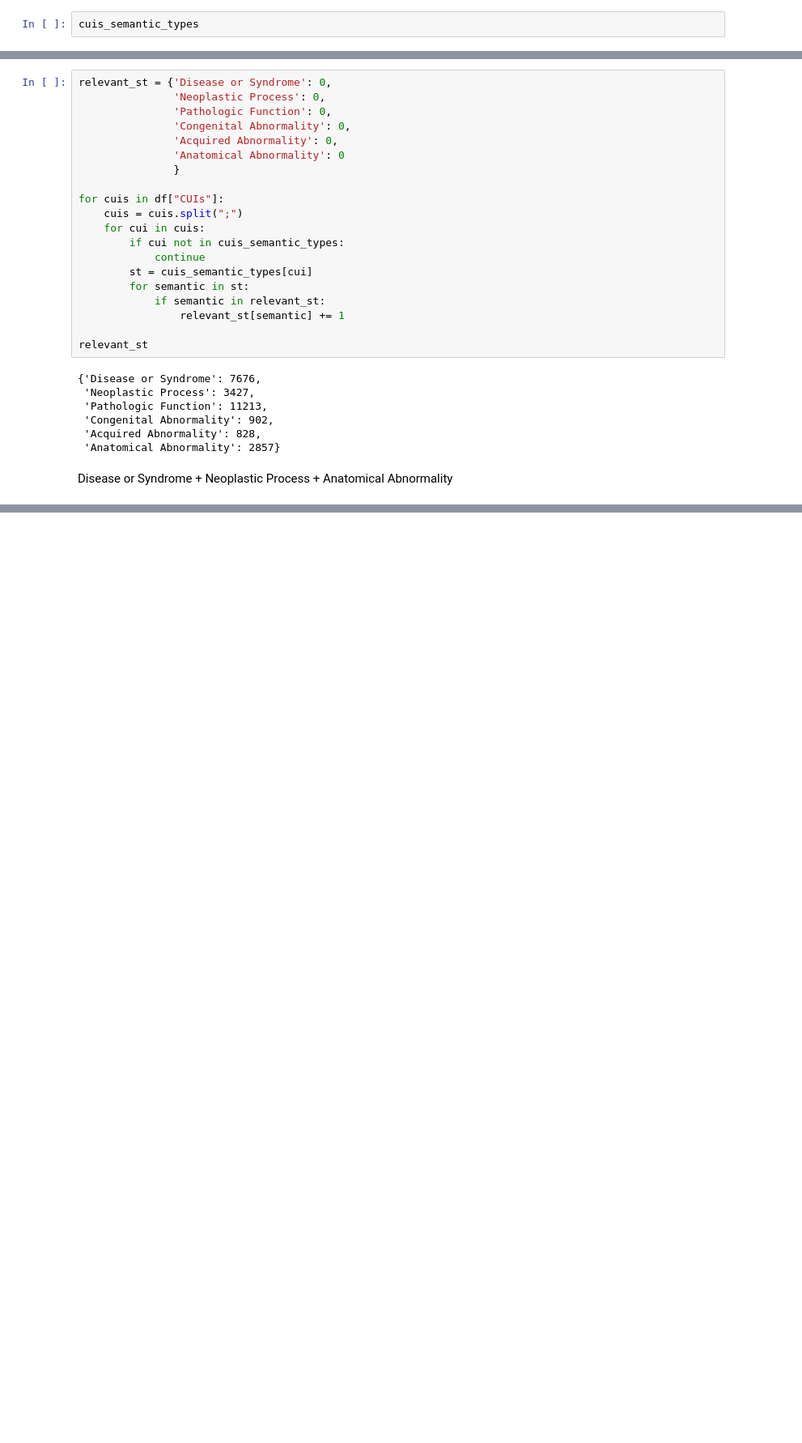
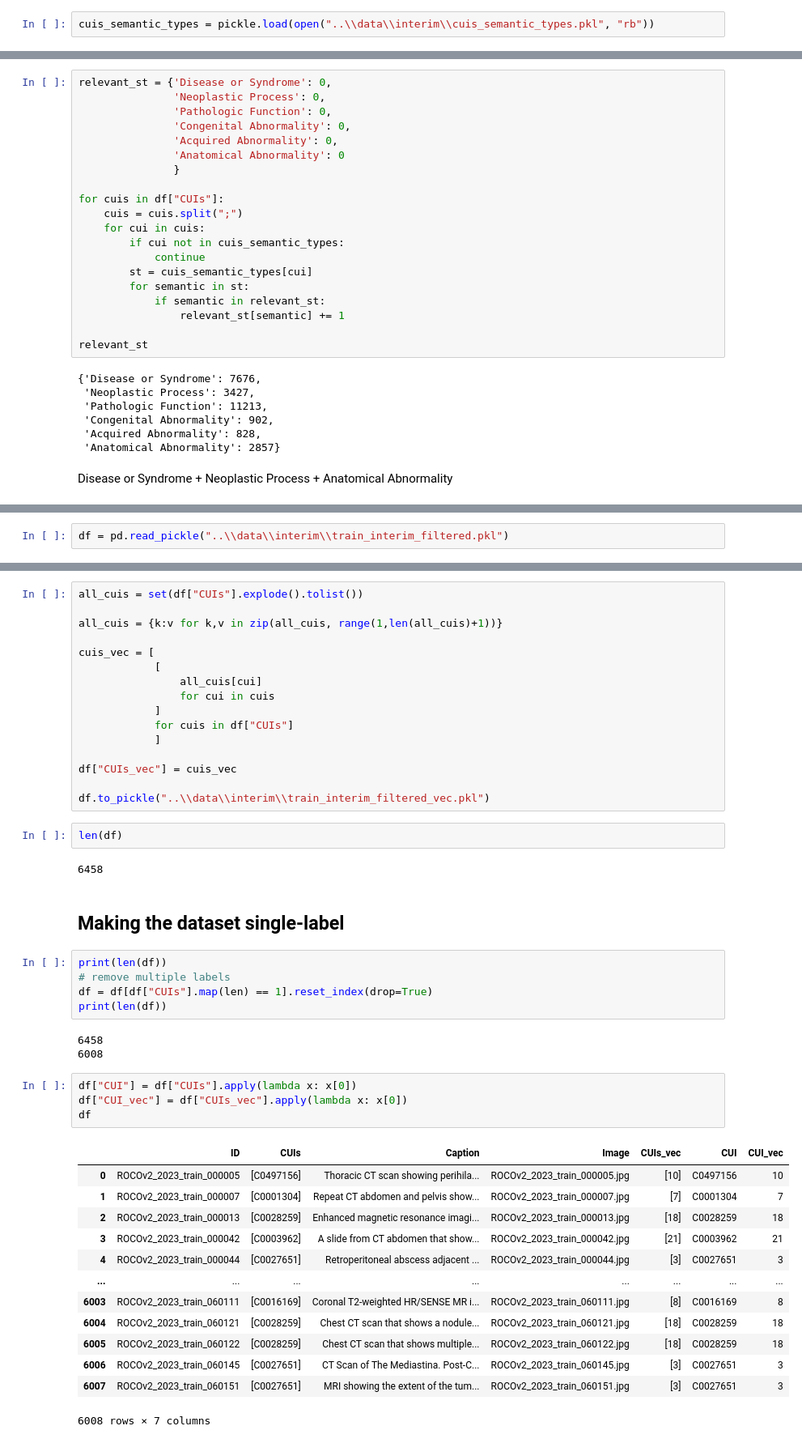
Before and after one commit to LorenzoTaglio/Multimodal-embedding-classification-, a Jupyter notebook: notebooks/data_preprocessing_2.ipynb, the cells around one changed output, grey strips where cells are left out. Shown: that part at 81% size. Saved outputs shown, nothing was run; the diff lists cells and outputs as text; blank space fills up the shorter version.

Commit message:
Make dataset single-label

```diff
--- a/notebooks/data_preprocessing_2.ipynb
+++ b/notebooks/data_preprocessing_2.ipynb
@@ -95,2 +70,2 @@ cuis_semantic_types
 # %%
-cuis_semantic_types
+cuis_semantic_types = pickle.load(open("..\\data\\interim\\cuis_semantic_types.pkl", "rb"))
@@ -258,0 +292,2 @@ Shape after joining with images: (12130, 4)
+# %%
+df = pd.read_pickle("..\\data\\interim\\train_interim_filtered.pkl")
@@ -258,0 +305,48 @@ Shape after joining with images: (12130, 4)
+# %%
+all_cuis = set(df["CUIs"].explode().tolist())
+
+all_cuis = {k:v for k,v in zip(all_cuis, range(1,len(all_cuis)+1))}
+
+cuis_vec = [
+            [
+                all_cuis[cui]
+                for cui in cuis
+            ]
+            for cuis in df["CUIs"]
+            ]
+
+df["CUIs_vec"] = cuis_vec
+
+df.to_pickle("..\\data\\interim\\train_interim_filtered_vec.pkl")
+# %%
+len(df)
+# %% [output]
+6458
+# %% [markdown]
+## Making the dataset single-label
+# %%
+print(len(df))
+# remove multiple labels
+df = df[df["CUIs"].map(len) == 1].reset_index(drop=True)
+print(len(df))
+# %% [output]
+6458
+6008
+# %%
+df["CUI"] = df["CUIs"].apply(lambda x: x[0])
+df["CUI_vec"] = df["CUIs_vec"].apply(lambda x: x[0])
+df
+# %% [output]
+|  | ID | CUIs | Caption | Image | CUIs_vec | CUI | CUI_vec |
+| 0 | ROCOv2_2023_train_000005 | [C0497156] | Thoracic CT scan showing perihila... | ROCOv2_2023_train_000005.jpg | [10] | C0497156 | 10 |
+| 1 | ROCOv2_2023_train_000007 | [C0001304] | Repeat CT abdomen and pelvis show... | ROCOv2_2023_train_000007.jpg | [7] | C0001304 | 7 |
+| 2 | ROCOv2_2023_train_000013 | [C0028259] | Enhanced magnetic resonance imagi... | ROCOv2_2023_train_000013.jpg | [18] | C0028259 | 18 |
+| 3 | ROCOv2_2023_train_000042 | [C0003962] | A slide from CT abdomen that show... | ROCOv2_2023_train_000042.jpg | [21] | C0003962 | 21 |
+| 4 | ROCOv2_2023_train_000044 | [C0027651] | Retroperitoneal abscess adjacent ... | ROCOv2_2023_train_000044.jpg | [3] | C0027651 | 3 |
+| ... | ... | ... | ... | ... | ... | ... | ... |
+| 6003 | ROCOv2_2023_train_060111 | [C0016169] | Coronal T2-weighted HR/SENSE MR i... | ROCOv2_2023_train_060111.jpg | [8] | C0016169 | 8 |
+| 6004 | ROCOv2_2023_train_060121 | [C0028259] | Chest CT scan that shows a nodule... | ROCOv2_2023_train_060121.jpg | [18] | C0028259 | 18 |
+| 6005 | ROCOv2_2023_train_060122 | [C0028259] | Chest CT scan that shows multiple... | ROCOv2_2023_train_060122.jpg | [18] | C0028259 | 18 |
+| 6006 | ROCOv2_2023_train_060145 | [C0027651] | CT Scan of The Mediastina. Post-C... | ROCOv2_2023_train_060145.jpg | [3] | C0027651 | 3 |
+| 6007 | ROCOv2_2023_train_060151 | [C0027651] | MRI showing the extent of the tum... | ROCOv2_2023_train_060151.jpg | [3] | C0027651 | 3 |
+6008 rows × 7 columns
```
Also changed, not shown: parts of 18 cells of this notebook.
